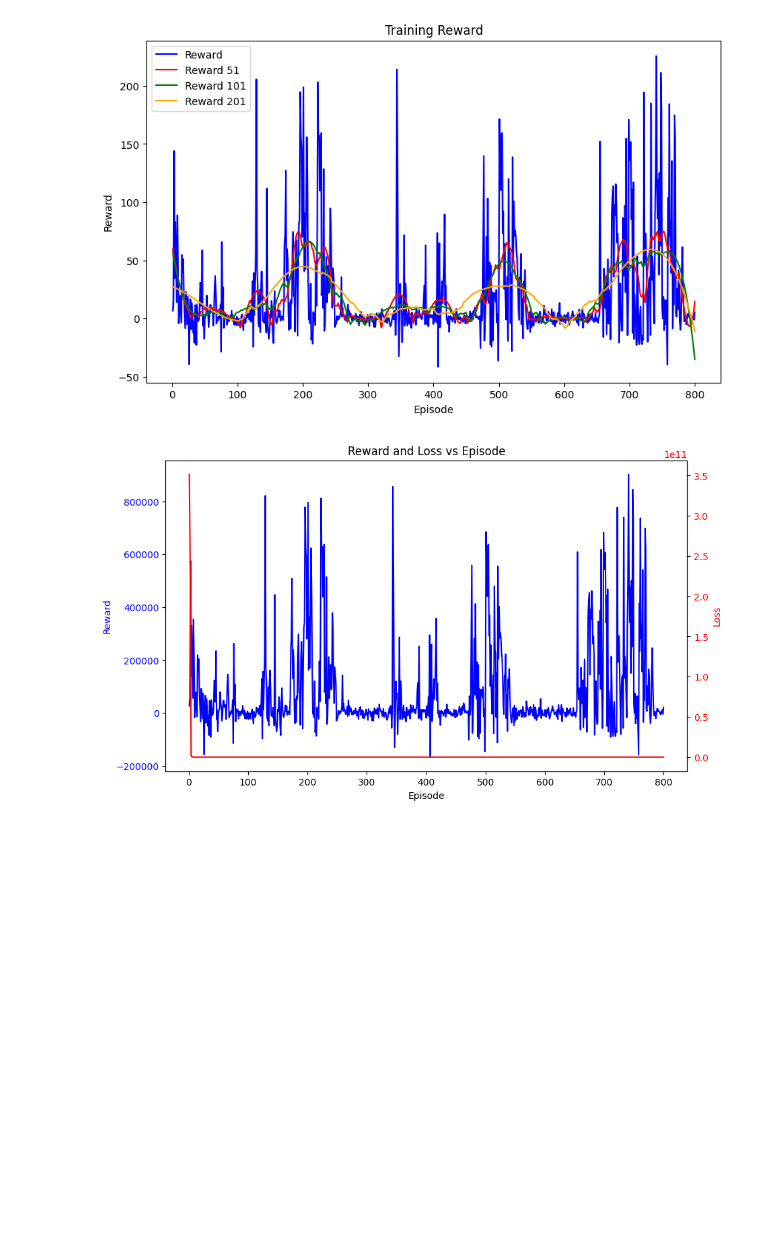
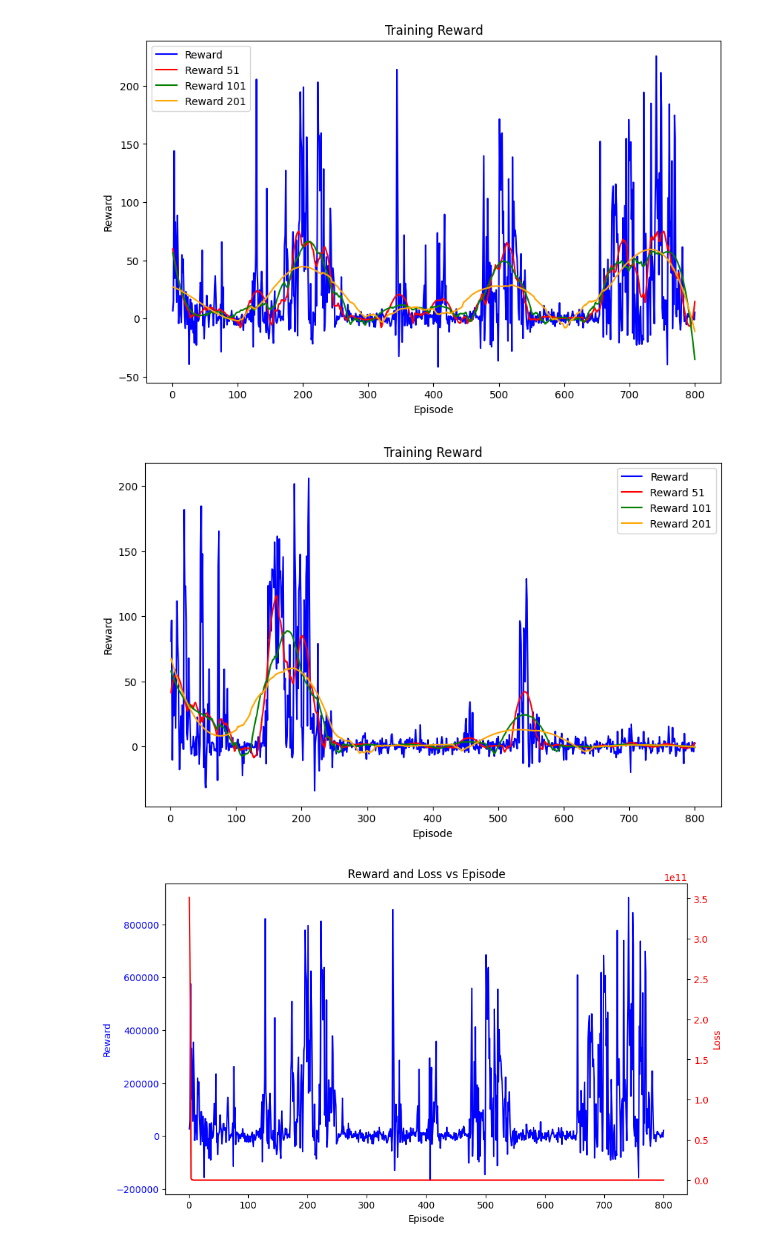
Before and after one commit to PhilipNJ/MScDissertationCode, a Jupyter notebook: SP500_analysis_trials.ipynb, the cells around one changed output. Saved outputs shown, nothing was run; the diff lists cells and outputs as text; code cells hidden in the pictures; blank space fills up the shorter version.

```diff
--- a/SP500_analysis_trials.ipynb
+++ b/SP500_analysis_trials.ipynb
@@ -148,7 +161,10 @@ torch.save(agent.model.state_dict(), 'SP500/DQN_CNN_updated_reward_800ep.pth')
+# %%
+log_train_no_hold = pd.read_csv('SP500/log_train_CNN_updated_reward_MA_no_hold_800ep.csv')
 # %%
 %%capture
 
 log_train.rename(columns={'Reward':'Training_reward'}, inplace=True)
+log_train_no_hold.rename(columns={'Reward':'Training_reward_no_hold'}, inplace=True)
 
 reward =[]
 for i in range(1,log_train['Episode'].max()+1):
@@ -157,11 +173,23 @@ for i in range(1,log_train['Episode'].max()+1):
     last_episode['Close'] = last_episode['Price'].to_list()
     reward.append(list(capital_calculation(last_episode,'Action'))[-1]-100)
 
+reward_no_hold =[]
+for i in range(1,log_train_no_hold['Episode'].max()+1):
+    last_episode = log_train_no_hold[log_train_no_hold['Episode'] == i]
+    last_episode.reset_index(drop=True, inplace=True)
+    last_episode['Close'] = last_episode['Price'].to_list()
+    reward_no_hold.append(list(capital_calculation(last_episode,'Action'))[-1]-100);
+
 log_train['Reward'] = log_train['Episode'].apply(lambda x: reward[x-1])
+log_train_no_hold['Reward'] = log_train_no_hold['Episode'].apply(lambda x: reward_no_hold[x-1])
 # %%
 reward_filter(reward)
 # %% [output]
 [figure]
+# %%
+reward_filter(reward_no_hold)
+# %% [output]
+[figure, added]
 # %%
 plot_training(log_train)
 # %% [output]
```
Also changed, not shown: parts of 16 cells of this notebook, 5 other files.
